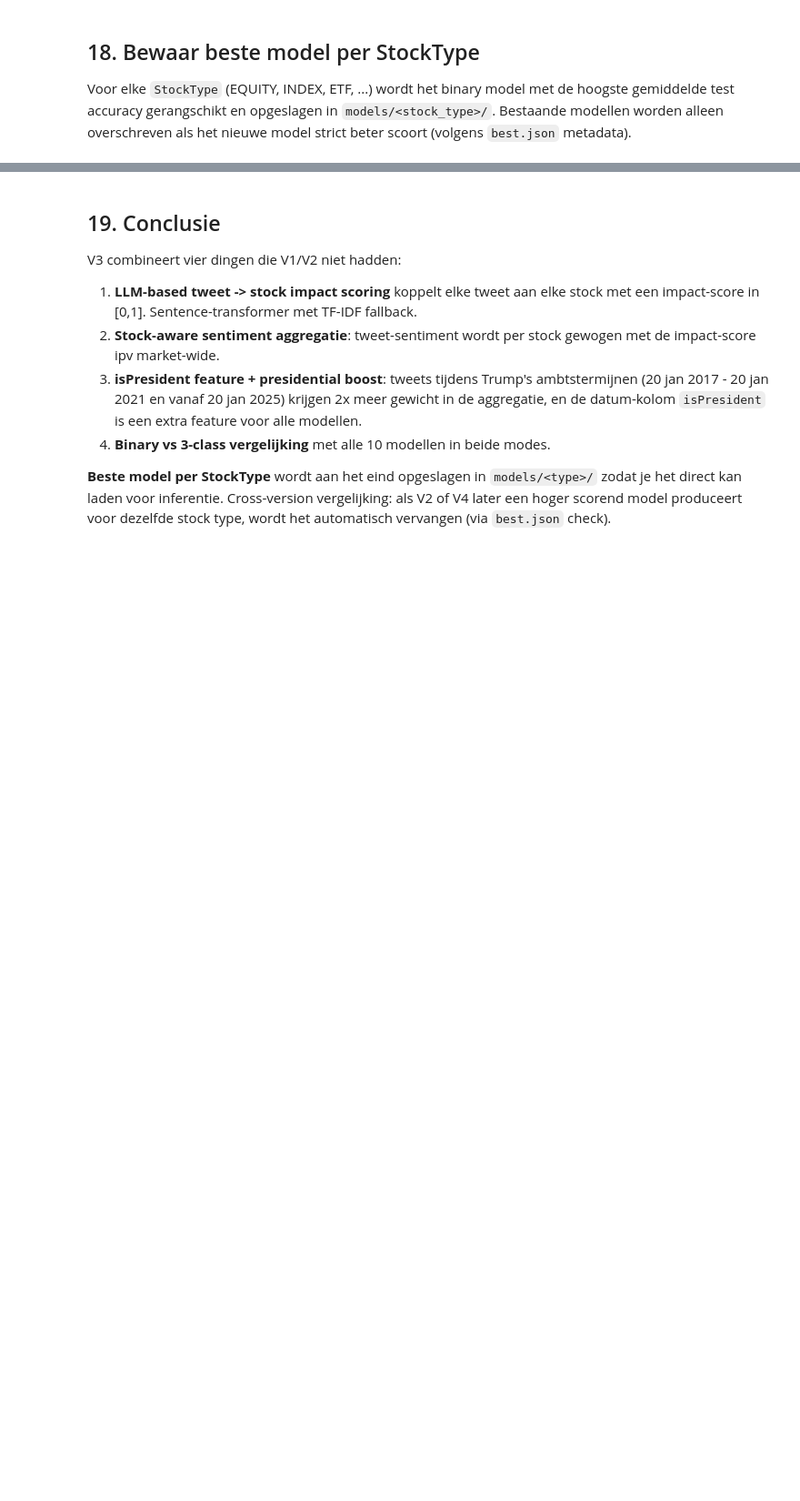
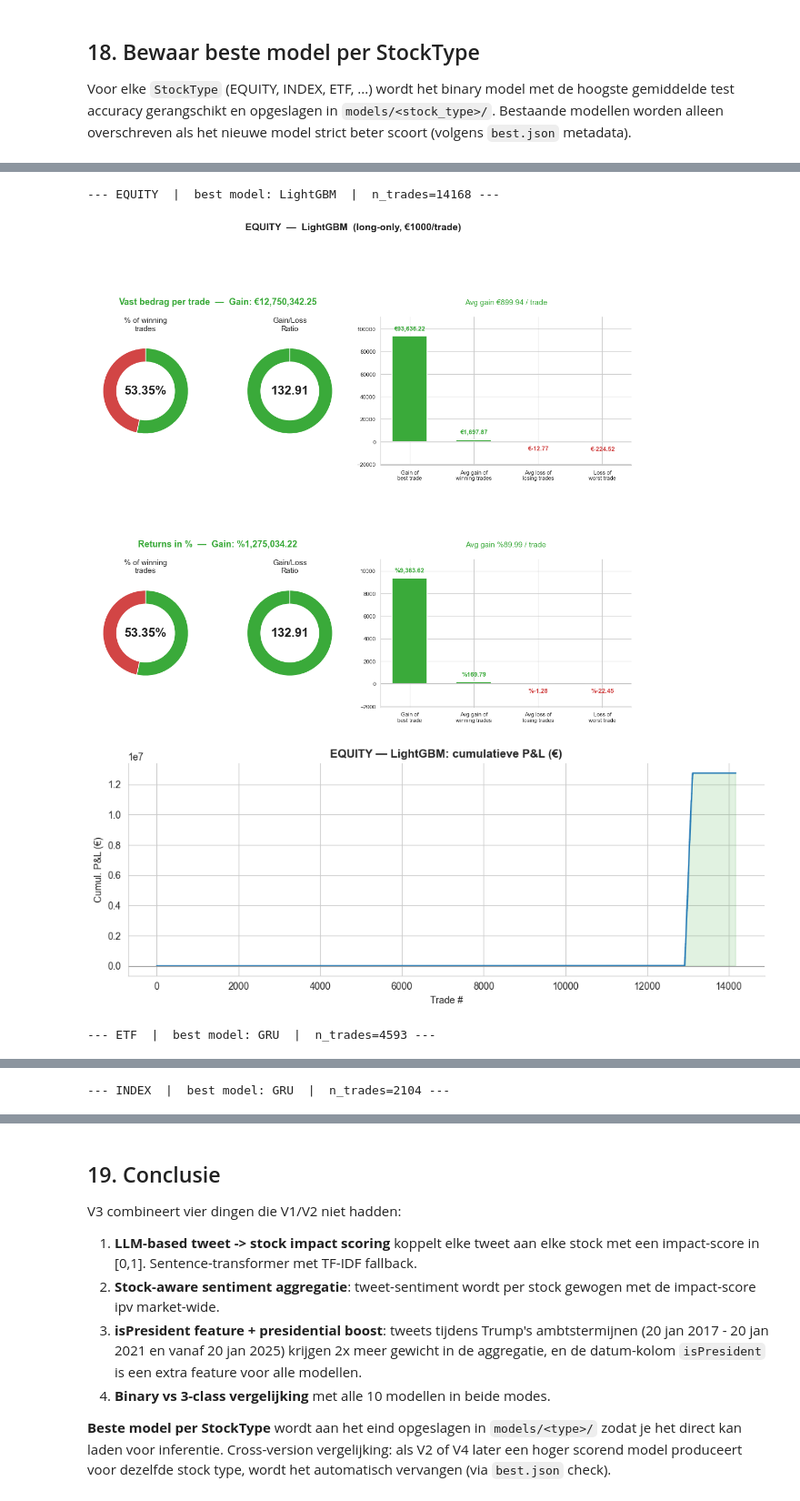
Before and after one commit to LuizVerheyen/BachelorProef2026, a Jupyter notebook: model/comparison/model_comparisonV3.ipynb, the cells around one changed output, grey strips where cells are left out. Shown at 91% size. Saved outputs shown, nothing was run; the diff lists cells and outputs as text; code cells hidden in the pictures; blank space fills up the shorter version.

```diff
--- a/model/comparison/model_comparisonV3.ipynb
+++ b/model/comparison/model_comparisonV3.ipynb
@@ -425,7 +429,8 @@ def safe_mape(y_true, y_pred, eps=1e-3):
 
 def log_binary(name, y_tr_p, y_va_p, y_te_p, y_te_proba,
                stock_ids=None, dates=None, close=None,
-               y_tr_true=None, y_va_true=None, y_te_true=None):
+               y_tr_true=None, y_va_true=None, y_te_true=None,
+               y_returns=None):
     yt_tr = y_tr_true if y_tr_true is not None else y_bin_tr
     yt_va = y_va_true if y_va_true is not None else y_bin_va
     yt_te = y_te_true if y_te_true is not None else y_bin_te
@@ -450,6 +455,7 @@ def log_binary(name, y_tr_p, y_va_p, y_te_p, y_te_proba,
         "stock_id": stock_ids if stock_ids is not None else test_stock_ids,
         "Date":     dates    if dates    is not None else test_dates,
         "Close":    close    if close    is not None else test_close,
+        "y_return": y_returns if y_returns is not None else test_y_return,
         "y_true": yt_te, "y_pred": y_te_p,
         "y_proba": y_te_proba if y_te_proba is not None else np.full_like(yt_te, 0.5, dtype=float),
     }
@@ -457,7 +463,8 @@ def log_binary(name, y_tr_p, y_va_p, y_te_p, y_te_proba,
 
 def log_3class(name, y_tr_p, y_va_p, y_te_p, y_te_proba_mat,
                stock_ids=None, dates=None, close=None,
-               y_tr_true=None, y_va_true=None, y_te_true=None):
+               y_tr_true=None, y_va_true=None, y_te_true=None,
+               y_returns=None):
     yt_tr = y_tr_true if y_tr_true is not None else y_3_tr
     yt_va = y_va_true if y_va_true is not None else y_3_va
     yt_te = y_te_true if y_te_true is not None else y_3_te
@@ -482,6 +489,7 @@ def log_3class(name, y_tr_p, y_va_p, y_te_p, y_te_proba_mat,
         "stock_id": stock_ids if stock_ids is not None else test_stock_ids,
         "Date":     dates    if dates    is not None else test_dates,
         "Close":    close    if close    is not None else test_close,
+        "y_return": y_returns if y_returns is not None else test_y_return,
         "y_true": yt_te, "y_pred": y_te_p,
         "y_proba": y_te_proba_mat,
     }
@@ -737,6 +756,7 @@ if HAS_TORCH:
             kind, yb_tr_seq, yb_va_seq, yb_te_seq, n_classes=2, epochs=epochs)
         log_binary(name, tr_p, va_p, te_p, te_pr[:,1],
                    stock_ids=sid_te, dates=dt_te, close=close_te,
+                   y_returns=yret_te,
                    y_tr_true=yb_tr_seq, y_va_true=yb_va_seq, y_te_true=yb_te_seq)
         trained_models[name] = model_obj
 # %% [output]
@@ -763,6 +783,7 @@ if HAS_TORCH:
             kind, y3_tr_seq, y3_va_seq, y3_te_seq, n_classes=3, epochs=epochs)
         log_3class(name, tr_p, va_p, te_p, te_pr,
                    stock_ids=sid_te, dates=dt_te, close=close_te,
+                   y_returns=yret_te,
                    y_tr_true=y3_tr_seq, y_va_true=y3_va_seq, y_te_true=y3_te_seq)
 # %% [output]
 --- 3-CLASS 1D-CNN ---
@@ -823,0 +845,5 @@ plt.tight_layout(); plt.savefig(ARTIFACTS / "binary_vs_3class.png", dpi=120, bbo
+# %%
+for name, p in predictions_bin.items():
+    n_ref = len(p["y_pred"])
+    msg = "OK" if len(p["y_return"]) == n_ref else f"MISMATCH y_return={len(p['y_return'])}"
+    print(f"{name:25s}  n={n_ref:>6d}  {msg}")
@@ -867,0 +958,46 @@ Error:
+# %%
+# Dashboard per stock type voor het BESTE model (zoals opgeslagen in models/<type>/best.json)
+PNL_DIR = ARTIFACTS / "pnl"
+PNL_DIR.mkdir(exist_ok=True, parents=True)
+
+type_map_local = market_df.groupby("stock_id")["StockType"].first().to_dict()
+
+for stype, meta in saved.items():
+    winning_model = meta["model_name"]
+    p = predictions_bin.get(winning_model)
+    if p is None or "y_return" not in p:
+        print(f"  [{stype}] geen y_return voor {winning_model}, skip")
+        continue
+    dfp = pd.DataFrame({
+        "stock_id": p["stock_id"], "y_true": p["y_true"],
+        "y_pred":   p["y_pred"],   "y_return": p["y_return"],
+    })
+    dfp = dfp[dfp["stock_id"].map(type_map_local).fillna("UNKNOWN") == stype]
+    if dfp.empty:
+        print(f"  [{stype}] geen rijen, skip"); continue
+
+    stats_eur = pnl.compute_trade_stats(
+        dfp["y_true"].values, dfp["y_pred"].values, dfp["y_return"].values,
+        position_size=POSITION_SIZE_EUR, mode="binary",
+    )
+    stats_pct = pnl.compute_trade_stats(
+        dfp["y_true"].values, dfp["y_pred"].values, dfp["y_return"].values,
+        position_size=100.0,  # zo wordt y_return*100 → % per trade
+        mode="binary",
+    )
+
+    print(f"\n--- {stype}  |  best model: {winning_model}  |  n_trades={stats_eur['nbr_trades']} ---")
+    pnl.plot_pnl_dashboard_dual(
+        stats_eur, stats_pct,
+        title=f"{stype}  —  {winning_model}  (long-only, €{POSITION_SIZE_EUR:.0f}/trade)",
+        save_path=PNL_DIR / f"{stype}_{winning_model}_dashboard.png",
+    )
+    pnl.plot_equity_curve(
+        stats_eur, title=f"{stype} — {winning_model}: cumulatieve P&L (€)",
+        save_path=PNL_DIR / f"{stype}_{winning_model}_equity.png",
+    )
+# %% [output]
+--- EQUITY  |  best model: LightGBM  |  n_trades=14168 ---
+[figure, added]
+[figure, added]
+--- ETF  |  best model: GRU  |  n_trades=4593 ---
@@ -867,0 +1006 @@ Error:
+--- INDEX  |  best model: GRU  |  n_trades=2104 ---
```
Also changed, not shown: parts of 30 cells of this notebook, 17 other files.
